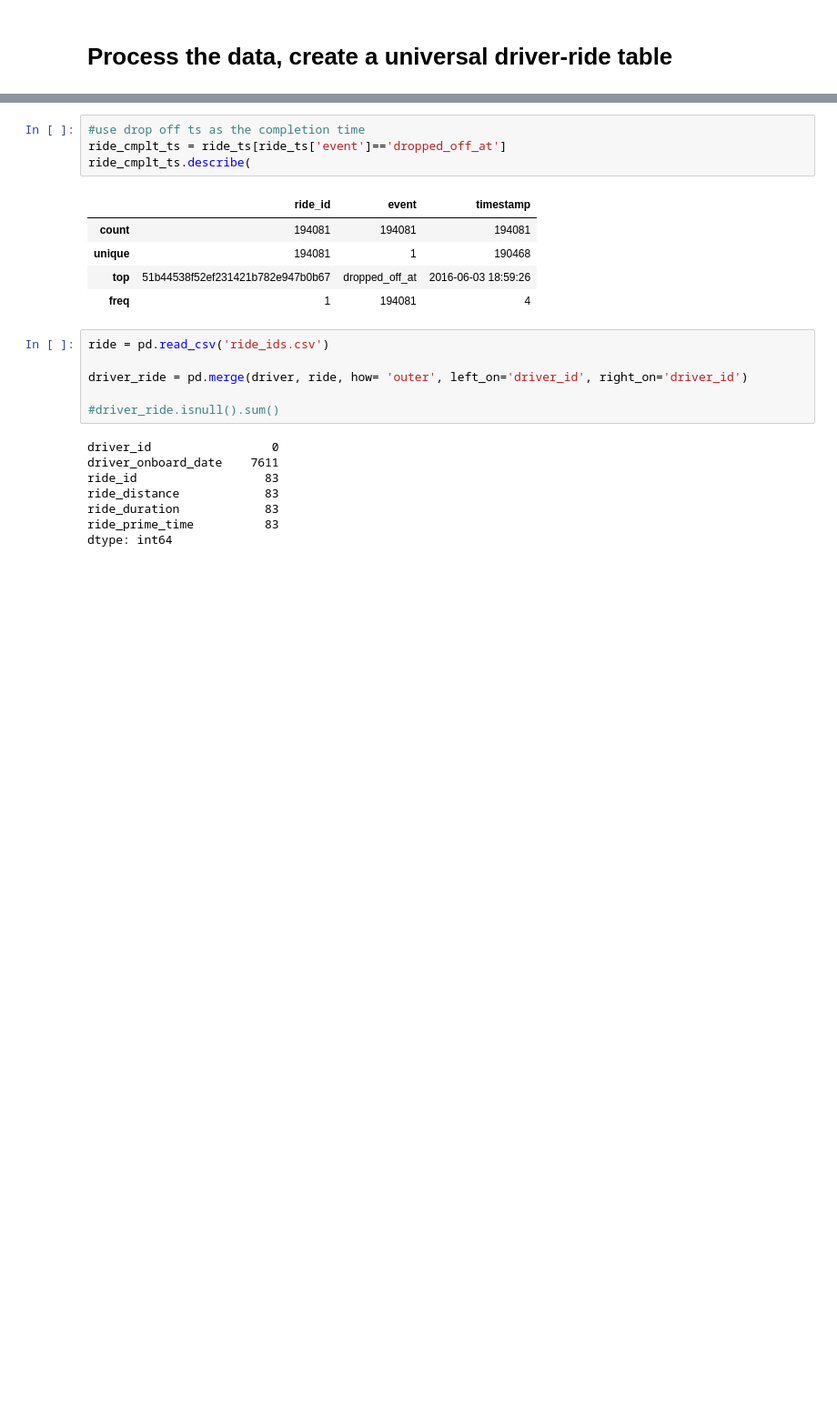
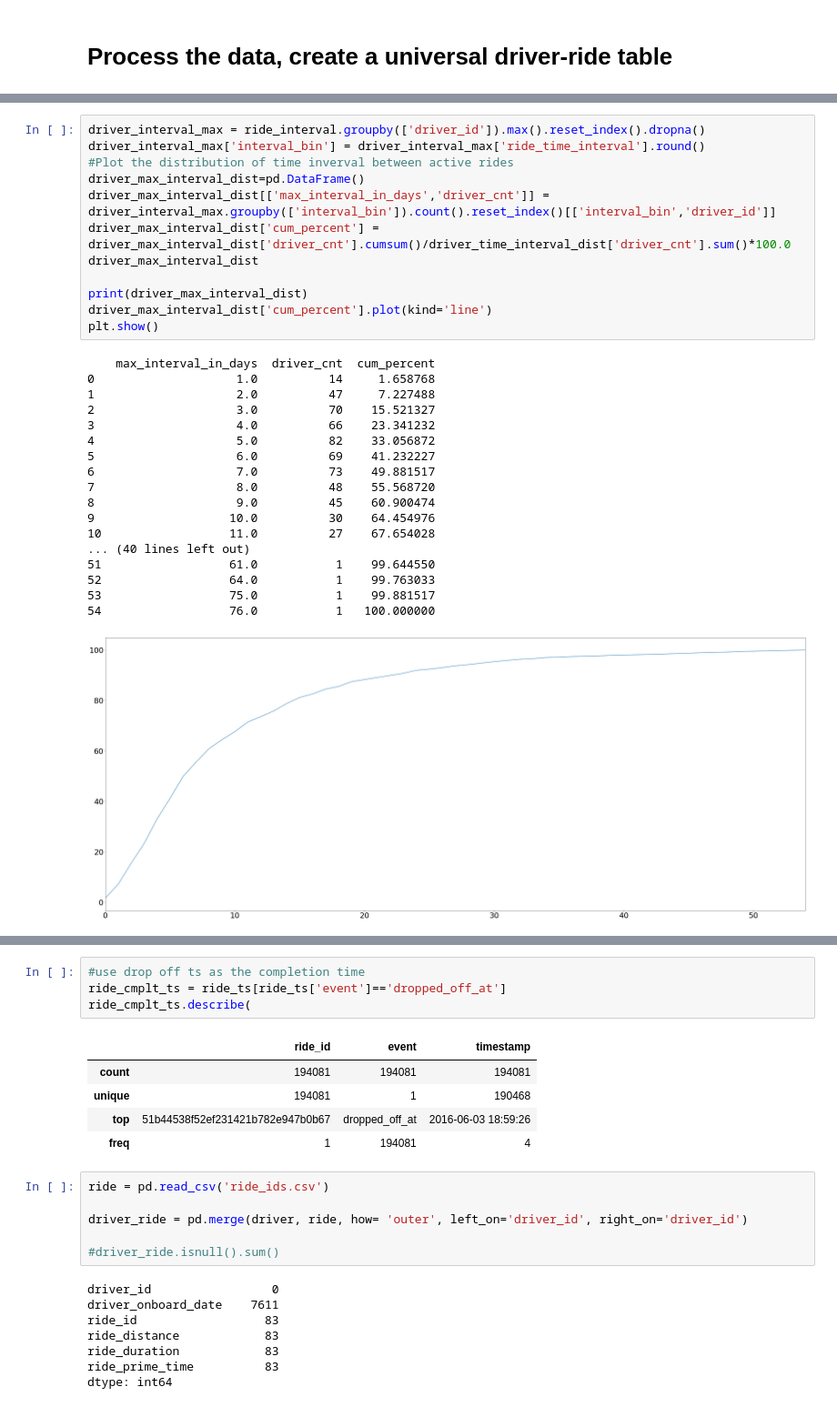
Before and after one commit to slu2009/data_work, a Jupyter notebook: Lyft Data Assignment.ipynb, the cells around one changed output, grey strips where cells are left out. Shown at 91% size. Cells and saved outputs as stored; diff of their text form; blank space fills up the shorter version.

```diff
--- a/Lyft Data Assignment.ipynb
+++ b/Lyft Data Assignment.ipynb
@@ -233,0 +323,31 @@ ride_id
+# %%
+driver_interval_max = ride_interval.groupby(['driver_id']).max().reset_index().dropna()
+driver_interval_max['interval_bin'] = driver_interval_max['ride_time_interval'].round()
+#Plot the distribution of time inverval between active rides
+driver_max_interval_dist=pd.DataFrame()
+driver_max_interval_dist[['max_interval_in_days','driver_cnt']] = driver_interval_max.groupby(['interval_bin']).count().reset_index()[['interval_bin','driver_id']]
+driver_max_interval_dist['cum_percent'] = driver_max_interval_dist['driver_cnt'].cumsum()/driver_time_interval_dist['driver_cnt'].sum()*100.0
+driver_max_interval_dist
+
+print(driver_max_interval_dist)
+driver_max_interval_dist['cum_percent'].plot(kind='line')
+plt.show()
+# %% [output]
+    max_interval_in_days  driver_cnt  cum_percent
+0                    1.0          14     1.658768
+1                    2.0          47     7.227488
+2                    3.0          70    15.521327
+3                    4.0          66    23.341232
+4                    5.0          82    33.056872
+5                    6.0          69    41.232227
+6                    7.0          73    49.881517
+7                    8.0          48    55.568720
+8                    9.0          45    60.900474
+9                   10.0          30    64.454976
+10                  11.0          27    67.654028
+... (40 lines left out)
+51                  61.0           1    99.644550
+52                  64.0           1    99.763033
+53                  75.0           1    99.881517
+54                  76.0           1   100.000000
+[figure, added]
```
Also changed, not shown: parts of 10 cells of this notebook.
